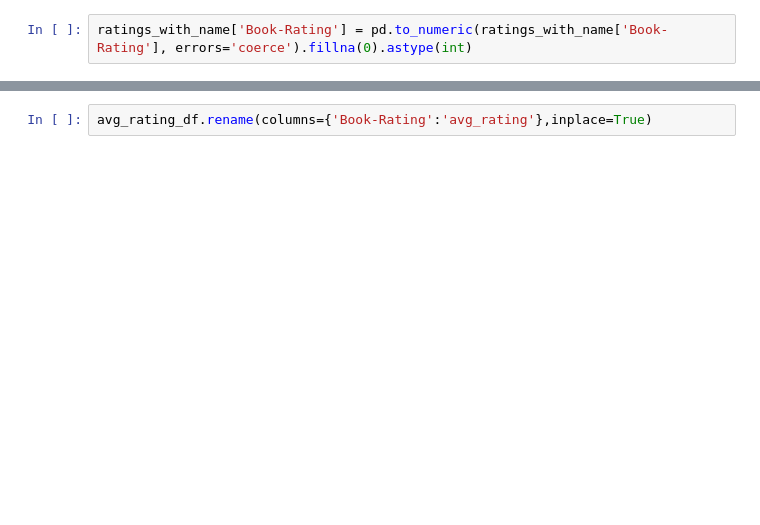
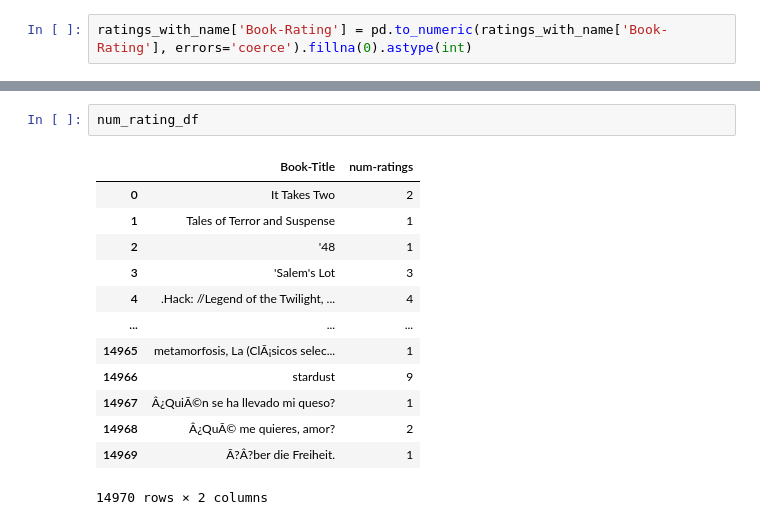
Before and after one commit to Eskaykaushik/100ML, a Jupyter notebook: main.ipynb, the cells around one changed output, grey strips where cells are left out. Cells and saved outputs as stored; diff of their text form; blank space fills up the shorter version.

```diff
--- a/main.ipynb
+++ b/main.ipynb
@@ -222,5 +238,19 @@ avg_rating_df = ratings_with_name.groupby('Book-Title')['Book-Rating'].mean(nume
-# %%
-avg_rating_df.rename(columns={'Book-Rating':'avg_rating'},inplace=True)
+# %%
+num_rating_df
+# %% [output]
+|  | Book-Title | num-ratings |
+| 0 | It Takes Two | 2 |
+| 1 | Tales of Terror and Suspense | 1 |
+| 2 | '48 | 1 |
+| 3 | 'Salem's Lot | 3 |
+| 4 | .Hack: //Legend of the Twilight, ... | 4 |
+| ... | ... | ... |
+| 14965 | metamorfosis, La (ClÃ¡sicos selec... | 1 |
+| 14966 | stardust | 9 |
+| 14967 | Â¿QuiÃ©n se ha llevado mi queso? | 1 |
+| 14968 | Â¿QuÃ© me quieres, amor? | 2 |
+| 14969 | Ã?Â?ber die Freiheit. | 1 |
+14970 rows × 2 columns
 # %%
 avg_rating_df
 # %% [output]
```
Also changed, not shown: parts of 19 cells of this notebook.
